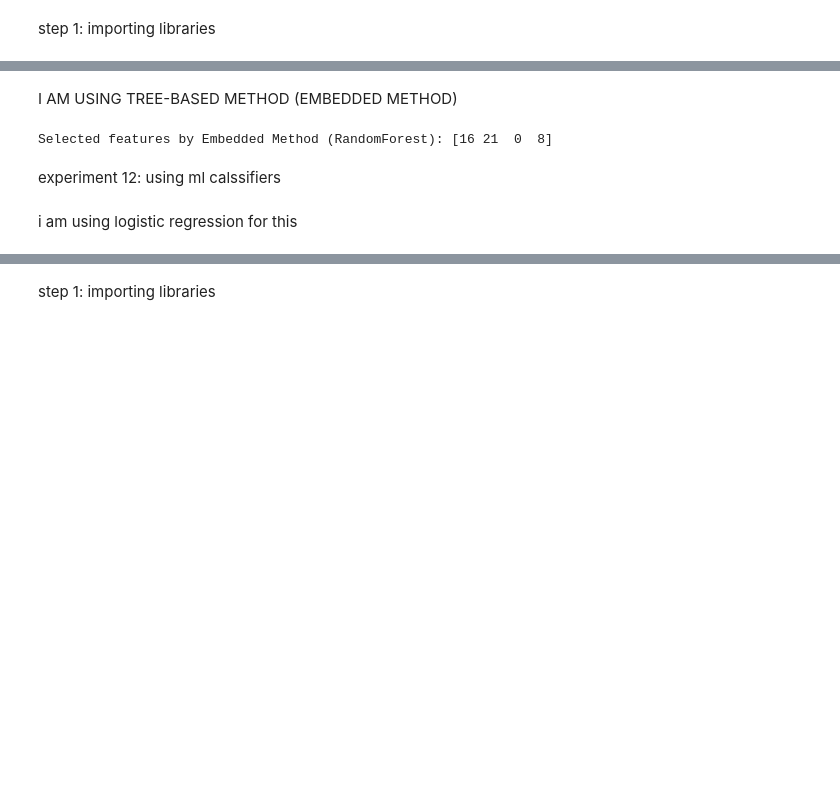
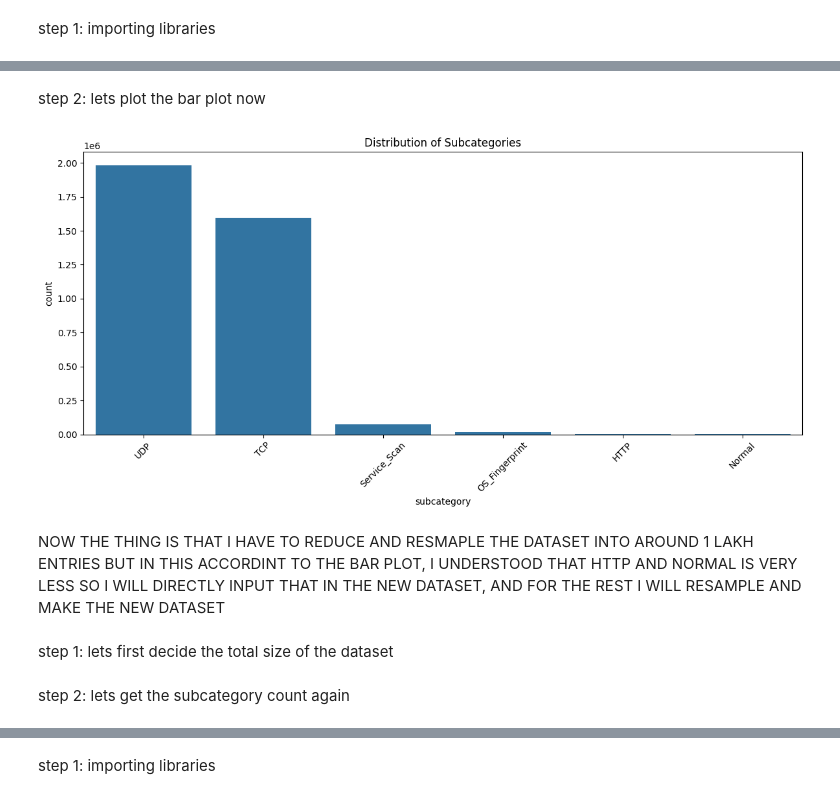
Before and after one commit to shauryapanhale/skill2, a Jupyter notebook: SKILL_LCA_3.ipynb, the cells around one changed output, grey strips where cells are left out. Drawn from its saved outputs; the diff is of its cells as text; code cells hidden in the pictures; blank space fills up the shorter version.

```diff
--- a/SKILL_LCA_3.ipynb
+++ b/SKILL_LCA_3.ipynb
@@ -182,0 +47,2 @@ experiment 5 and 6 : Data visualization
+# %%
+df = df.dropna(subset=['subcategory'])
@@ -182,0 +51,3 @@ experiment 5 and 6 : Data visualization
+# %%
+le = LabelEncoder()
+df['subcategory_encoded'] = le.fit_transform(df['subcategory'])
@@ -182,0 +56,3 @@ experiment 5 and 6 : Data visualization
+# %%
+subcat_counts = df['subcategory'].value_counts()
+print("These are the classes count after encoding:\n", df['subcategory'].value_counts())
@@ -182,0 +73,3 @@ experiment 5 and 6 : Data visualization
+# %%
+rare_classes = subcat_counts[subcat_counts < 100].index
+df = df[~df['subcategory'].isin(rare_classes)]
@@ -266,19 +97,15 @@ experement 11- embedded methods
-# %% [markdown]
-I AM USING TREE-BASED METHOD (EMBEDDED METHOD)
-# %%
-import numpy as np
-
-# Train a Random Forest and get feature importances
-forest = RandomForestClassifier(random_state=42)
-forest.fit(X_train, y_train)
-
-importances = forest.feature_importances_
-top_indices = np.argsort(importances)[-4:]
-
-print("Selected features by Embedded Method (RandomForest):", top_indices)
-# %% [output]
-Selected features by Embedded Method (RandomForest): [16 21  0  8]
-# %% [markdown]
-experiment 12: using ml calssifiers
-# %% [markdown]
-i am using logistic regression for this
+# %% [markdown]
+step 2: lets plot the bar plot now
+# %%
+plt.figure(figsize=(12, 6))
+sns.countplot(data=df, x='subcategory', order=df['subcategory'].value_counts().index)
+plt.xticks(rotation=45)
+plt.title('Distribution of Subcategories')
+plt.tight_layout()
+plt.show()
+# %% [output]
+[figure, added]
+# %% [markdown]
+NOW THE THING IS THAT I HAVE TO REDUCE AND RESMAPLE THE DATASET INTO AROUND 1 LAKH ENTRIES BUT IN THIS ACCORDINT TO THE BAR PLOT, I UNDERSTOOD THAT HTTP AND NORMAL IS VERY LESS SO I WILL DIRECTLY INPUT THAT IN THE NEW DATASET, AND FOR THE REST I WILL RESAMPLE AND MAKE THE NEW DATASET
+# %% [markdown]
+step 1: lets first decide the total size of the dataset
@@ -284,0 +114,2 @@ i am using logistic regression for this
+# %% [markdown]
+step 2: lets get the subcategory count again
```
Also changed, not shown: parts of 226 cells of this notebook.
